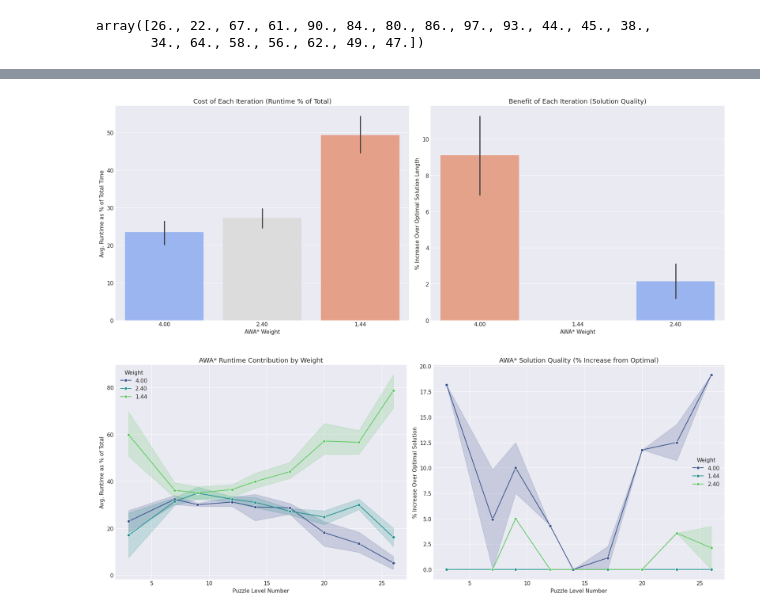
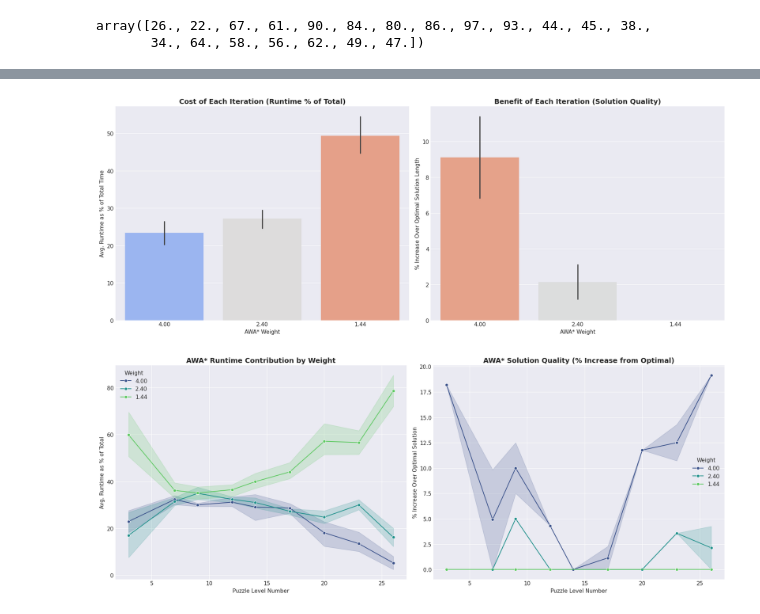
Before and after one commit to denisrize/sokoban_solver, a Jupyter notebook: sokoban_complexity_analysis.ipynb, the cells around one changed output, grey strips where cells are left out. Saved outputs shown, nothing was run; the diff lists cells and outputs as text; code cells hidden in the pictures.

```diff
--- a/sokoban_complexity_analysis.ipynb
+++ b/sokoban_complexity_analysis.ipynb
@@ -1322,52 +1474,63 @@ awa_perf_analysis_df['sol_len_increase_pct'] = (
 
 # --- Plot Generation ---
 
+# Define the order of weights we want
+weight_order = ['4.00', '2.40', '1.44']
+
 # Plot 2: Bar Plots for Percentage Breakdown
 fig, (ax1, ax2) = plt.subplots(1, 2, figsize=(18, 7))
 
+# First plot with ordered weights
 sns.barplot(
     data=awa_perf_analysis_df, x='weight', y='runtime_percentage',
+    order=weight_order,
     palette='coolwarm', ax=ax1
 )
-ax1.set_title('Cost of Each Iteration (Runtime % of Total)')
+ax1.set_title('Cost of Each Iteration (Runtime % of Total)', fontsize=14, fontweight='bold')
 ax1.set_xlabel('AWA* Weight')
 ax1.set_ylabel('Avg. Runtime as % of Total Time')
 
+# Second plot with the same weight order
 sns.barplot(
     data=awa_perf_analysis_df[awa_perf_analysis_df['solved'] == True], x='weight', y='sol_len_increase_pct',
+    order=weight_order,
     palette='coolwarm_r', ax=ax2
 )
-ax2.set_title('Benefit of Each Iteration (Solution Quality)')
+ax2.set_title('Benefit of Each Iteration (Solution Quality)', fontsize=14, fontweight='bold')
 ax2.set_xlabel('AWA* Weight')
 ax2.set_ylabel('% Increase Over Optimal Solution Length')
 
 plt.tight_layout()
 plt.show()
 
 
 # Plot 3: Trend Lines for Percentage-Based Metrics
 fig, (ax3, ax4) = plt.subplots(1, 2, figsize=(18, 7))
 
+# First trend plot with ordered weights in legend
 sns.lineplot(
     data=awa_perf_analysis_df, x='level_number', y='runtime_percentage',
-    hue='weight', marker='o', palette='viridis', ax=ax3
+    hue='weight', hue_order=weight_order,
+    marker='o', palette='viridis', ax=ax3
 )
-ax3.set_title('AWA* Runtime Contribution by Weight')
+ax3.set_title('AWA* Runtime Contribution by Weight', fontsize=14, fontweight='bold')
 ax3.set_xlabel('Puzzle Level Number')
 ax3.set_ylabel('Avg. Runtime as % of Total')
 ax3.legend(title='Weight')
 
+# Second trend plot with the same weight order in legend
 sns.lineplot(
     data=awa_perf_analysis_df[awa_perf_analysis_df['solved'] == True], x='level_number', y='sol_len_increase_pct',
-    hue='weight', marker='o', palette='viridis', ax=ax4
+    hue='weight', hue_order=weight_order,
+    marker='o', palette='viridis', ax=ax4
 )
-ax4.set_title('AWA* Solution Quality (% Increase from Optimal)')
+ax4.set_title('AWA* Solution Quality (% Increase from Optimal)', fontsize=14, fontweight='bold')
 ax4.set_xlabel('Puzzle Level Number')
 ax4.set_ylabel('% Increase Over Optimal Solution')
 ax4.legend(title='Weight')
 
 plt.tight_layout()
 plt.show()
 # %% [output]
-[figure, old version]
+[figure, new version]
-[figure, old version]
+[figure, new version]
```
Also changed, not shown: parts of 14 cells of this notebook.
